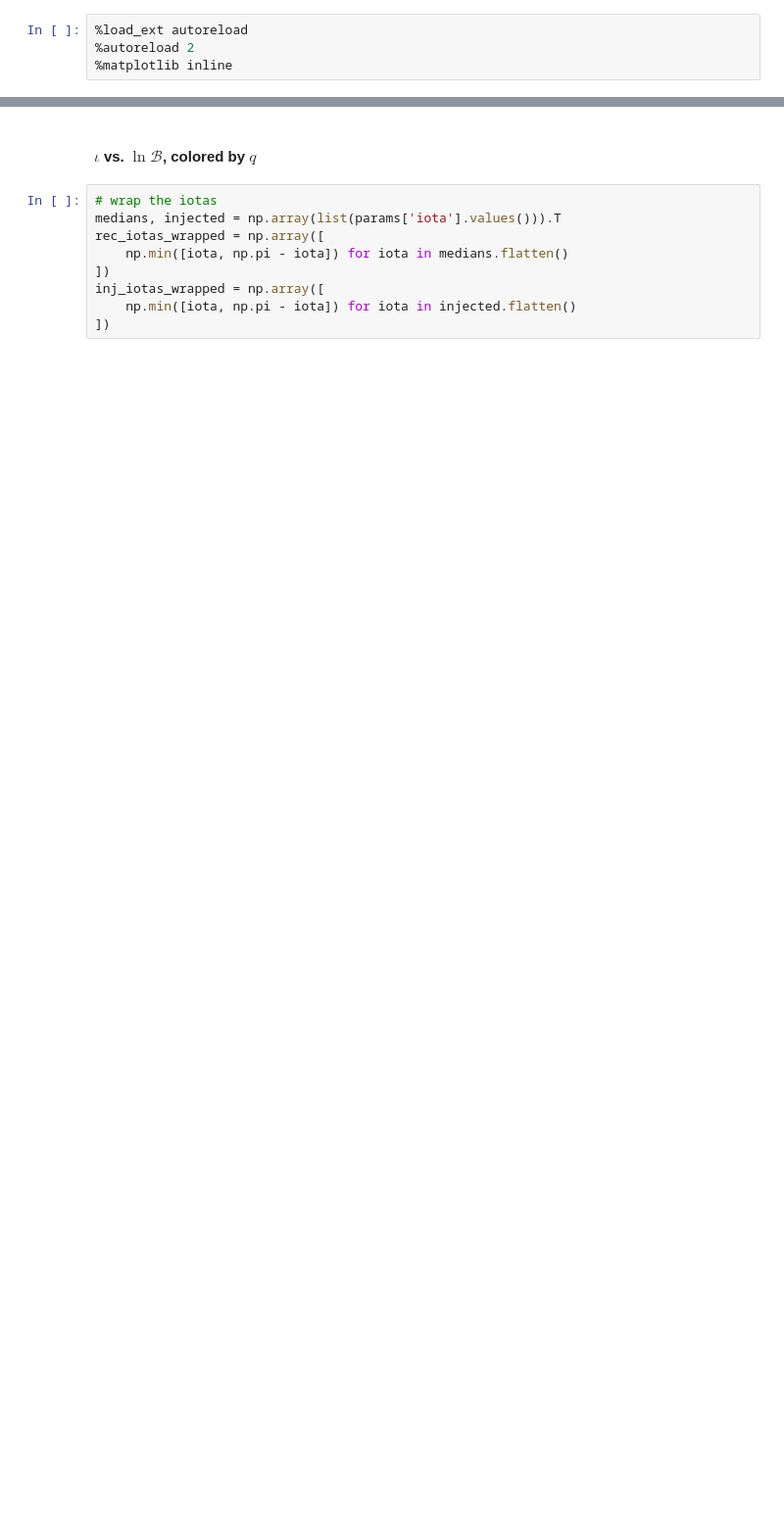
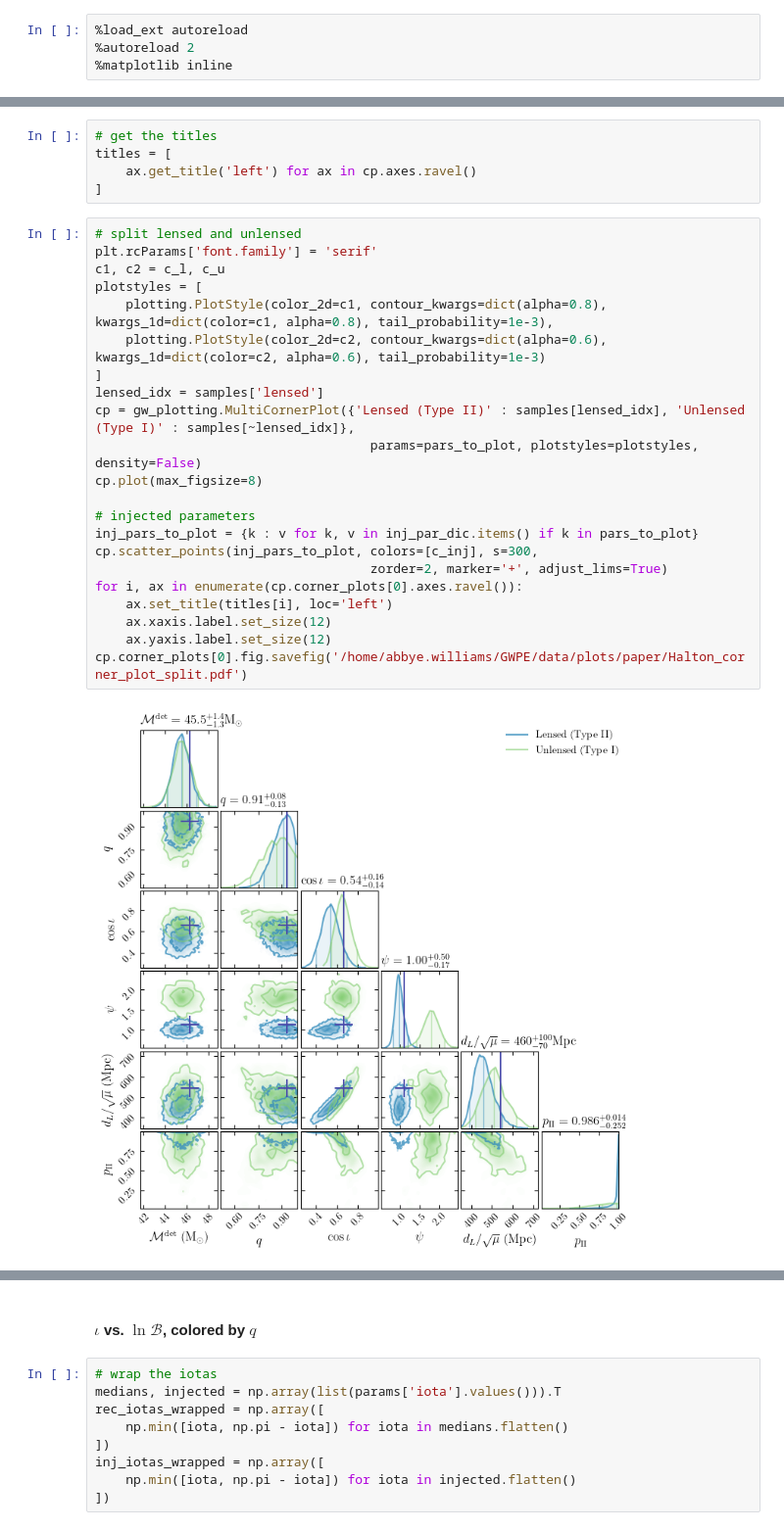
Before and after one commit to abbyw24/gw-parameter-estimation, a Jupyter notebook: notebooks/paper_plots.ipynb, the cells around one changed output, grey strips where cells are left out. Shown at 98% size. Cells and saved outputs as stored; diff of their text form; blank space fills up the shorter version.

```diff
--- a/notebooks/paper_plots.ipynb
+++ b/notebooks/paper_plots.ipynb
@@ -124,0 +217,29 @@ loaded posterior samples for GW12_99 run 0
+# %%
+# get the titles
+titles = [
+    ax.get_title('left') for ax in cp.axes.ravel()
+]
+# %%
+# split lensed and unlensed
+plt.rcParams['font.family'] = 'serif'
+c1, c2 = c_l, c_u
+plotstyles = [
+    plotting.PlotStyle(color_2d=c1, contour_kwargs=dict(alpha=0.8), kwargs_1d=dict(color=c1, alpha=0.8), tail_probability=1e-3),
+    plotting.PlotStyle(color_2d=c2, contour_kwargs=dict(alpha=0.6), kwargs_1d=dict(color=c2, alpha=0.6), tail_probability=1e-3)
+]
+lensed_idx = samples['lensed']
+cp = gw_plotting.MultiCornerPlot({'Lensed (Type II)' : samples[lensed_idx], 'Unlensed (Type I)' : samples[~lensed_idx]},
+                                    params=pars_to_plot, plotstyles=plotstyles, density=False)
+cp.plot(max_figsize=8)
+
+# injected parameters
+inj_pars_to_plot = {k : v for k, v in inj_par_dic.items() if k in pars_to_plot}
+cp.scatter_points(inj_pars_to_plot, colors=[c_inj], s=300,
+                                    zorder=2, marker='+', adjust_lims=True)
+for i, ax in enumerate(cp.corner_plots[0].axes.ravel()):
+    ax.set_title(titles[i], loc='left')
+    ax.xaxis.label.set_size(12)
+    ax.yaxis.label.set_size(12)
+cp.corner_plots[0].fig.savefig('/home/abbye.williams/GWPE/data/plots/paper/Halton_corner_plot_split.pdf')
+# %% [output]
+[figure, added]
```
Also changed, not shown: parts of 61 cells of this notebook, 9 other files.
